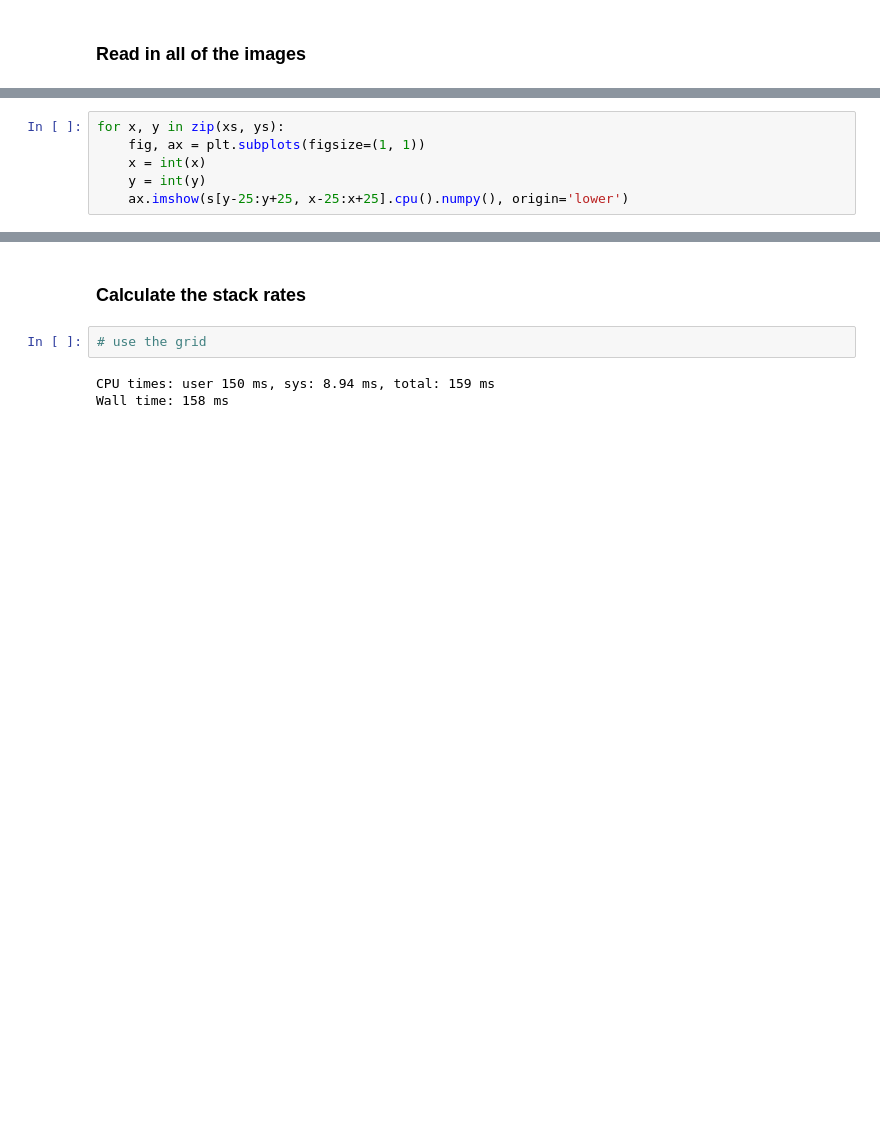
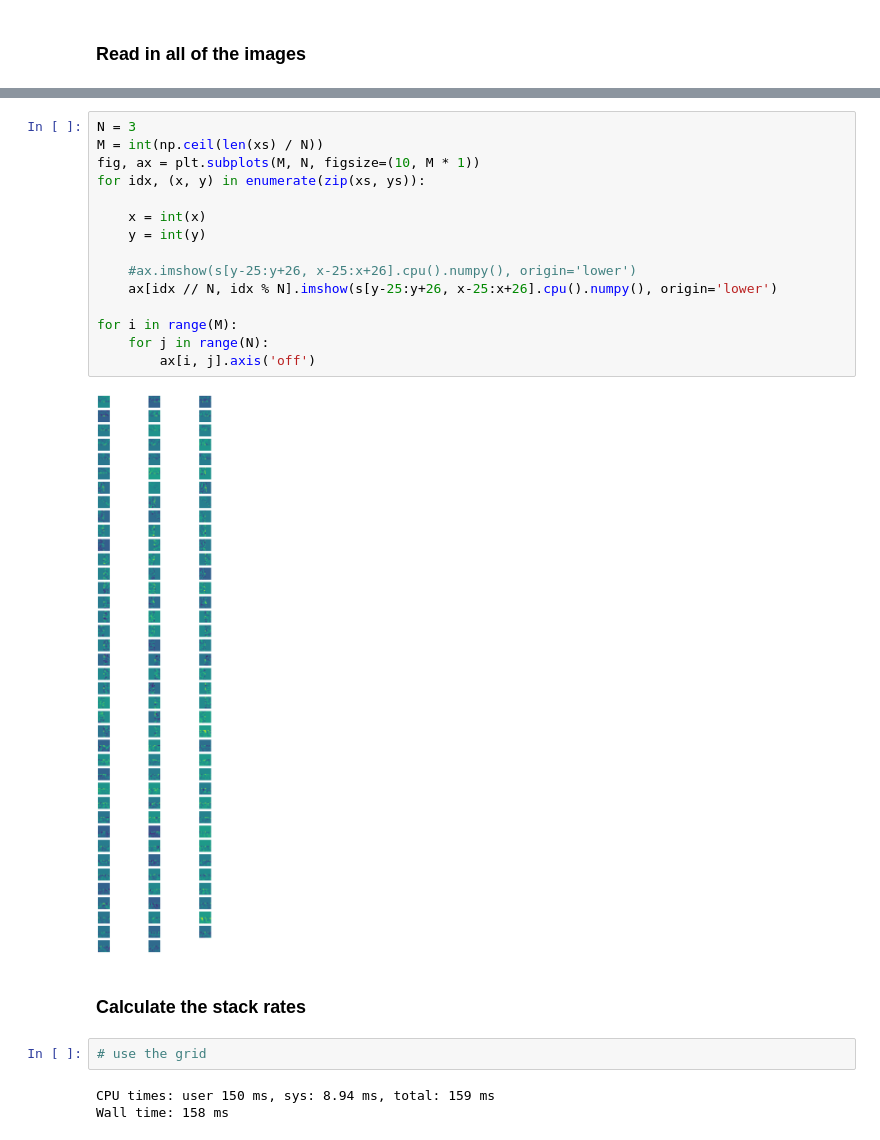
Before and after one commit to kjnapier/heliostack, a Jupyter notebook: notebooks/stack.ipynb, the cells around one changed output, grey strips where cells are left out. Cells and saved outputs as stored; diff of their text form; blank space fills up the shorter version.

```diff
--- a/notebooks/stack.ipynb
+++ b/notebooks/stack.ipynb
@@ -113,6 +112,0 @@ Wall time: 49.1 ms
-# %%
-for x, y in zip(xs, ys):
-    fig, ax = plt.subplots(figsize=(1, 1))
-    x = int(x)
-    y = int(y)
-    ax.imshow(s[y-25:y+25, x-25:x+25].cpu().numpy(), origin='lower')
@@ -129,3 +129,20 @@ ax.scatter(xs, ys, s=10, color='red')
+# %%
+N = 3
+M = int(np.ceil(len(xs) / N))
+fig, ax = plt.subplots(M, N, figsize=(10, M * 1))
+for idx, (x, y) in enumerate(zip(xs, ys)):
+
+    x = int(x)
+    y = int(y)
+
+    #ax.imshow(s[y-25:y+26, x-25:x+26].cpu().numpy(), origin='lower')
+    ax[idx // N, idx % N].imshow(s[y-25:y+26, x-25:x+26].cpu().numpy(), origin='lower')
+
+for i in range(M):
+    for j in range(N):
+        ax[i, j].axis('off')
+# %% [output]
+[figure, added]
 # %% [markdown]
 ### Calculate the stack rates
 # %%
```
Also changed, not shown: parts of 17 cells of this notebook, 12 other files.
